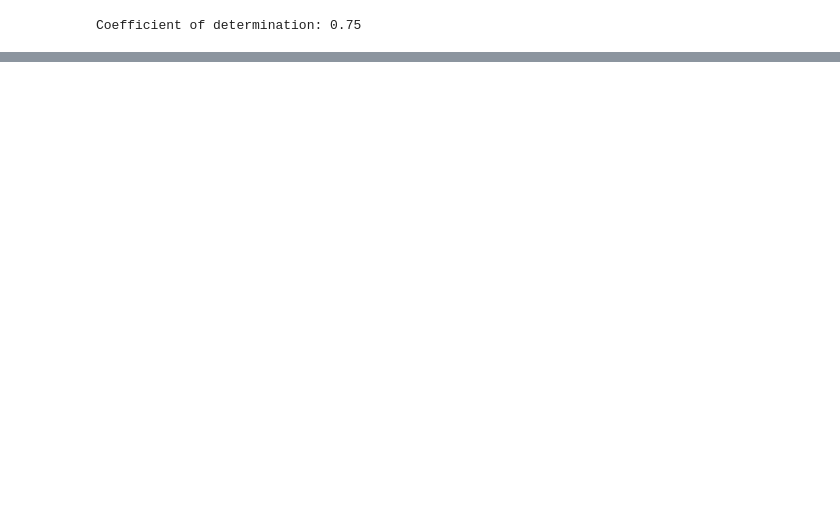
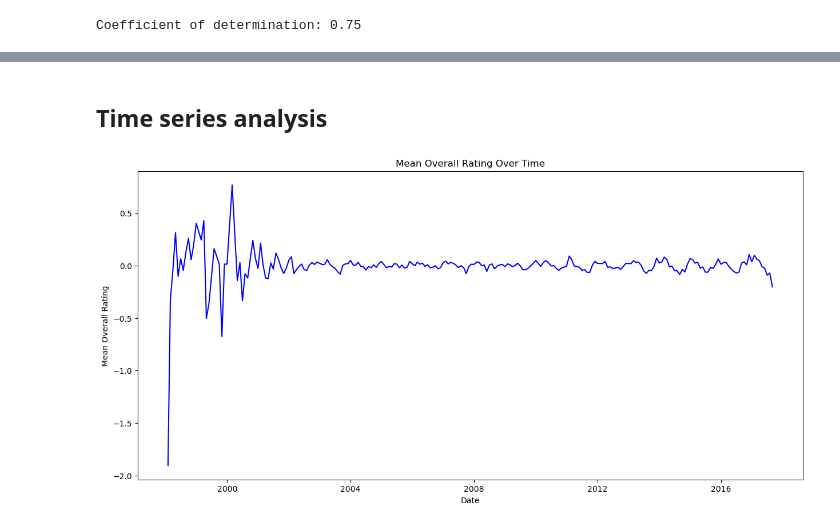
Before and after one commit to epfl-ada/ada-2022-project-datalcoholic, a Jupyter notebook: datalcholic_project.ipynb, the cells around one changed output, grey strips where cells are left out. Cells and saved outputs as stored; diff of their text form; code cells hidden in the pictures; blank space fills up the shorter version.

```diff
--- a/datalcholic_project.ipynb
+++ b/datalcholic_project.ipynb
@@ -488,11 +506,0 @@ print(weights)
-# %%
-import matplotlib.pyplot as plt
-import seaborn as sns
-sns.set_style("whitegrid")
-sns.set_palette("Set1")
-
-from plotly.offline import download_plotlyjs, init_notebook_mode, plot, iplot
-import plotly as py
-import plotly.graph_objs as go
-import plotly.tools as tls
-import plotly.figure_factory as ff
@@ -565,0 +711,20 @@ plt.show()
+# %% [markdown]
+## Time series analysis
+# %%
+df_ratings_notnormalized = pd.concat([RB_US, BA_US], ignore_index=True)
+#create dataframe with mean overall rating over time using a monthly frequency
+df_ratings['date'] = pd.to_datetime(df_ratings_notnormalized['date'])
+df_ratings = df_ratings.set_index('date')
+df_ratings = df_ratings.resample('M').mean()
+df_ratings = df_ratings.reset_index()
+df_ratings = df_ratings.dropna()
+# %%
+#plot the mean overall rating over time
+fig, ax = plt.subplots(figsize=(15, 7))
+ax.plot(df_ratings['date'], df_ratings['overall'], color='blue')
+ax.set_xlabel('Date')
+ax.set_ylabel('Mean Overall Rating')
+ax.set_title('Mean Overall Rating Over Time')
+plt.show()
+# %% [output]
+[figure, added]
```
Also changed, not shown: parts of 43 cells of this notebook, 1 other file.
